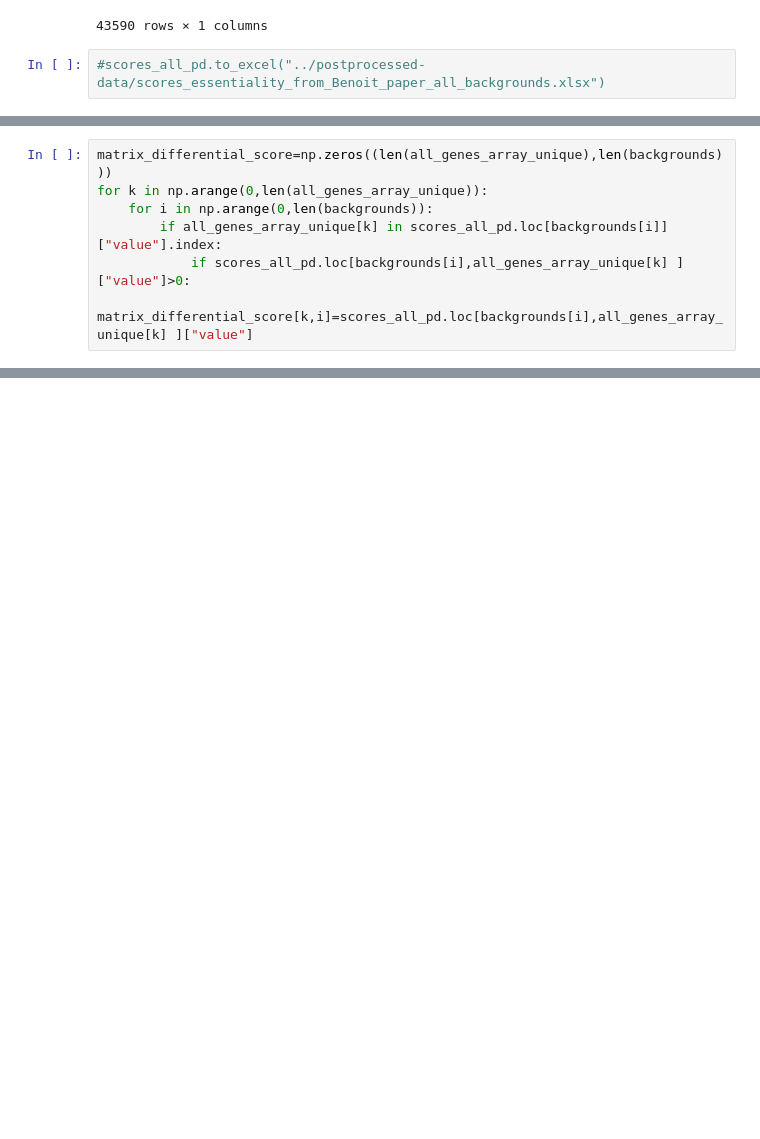
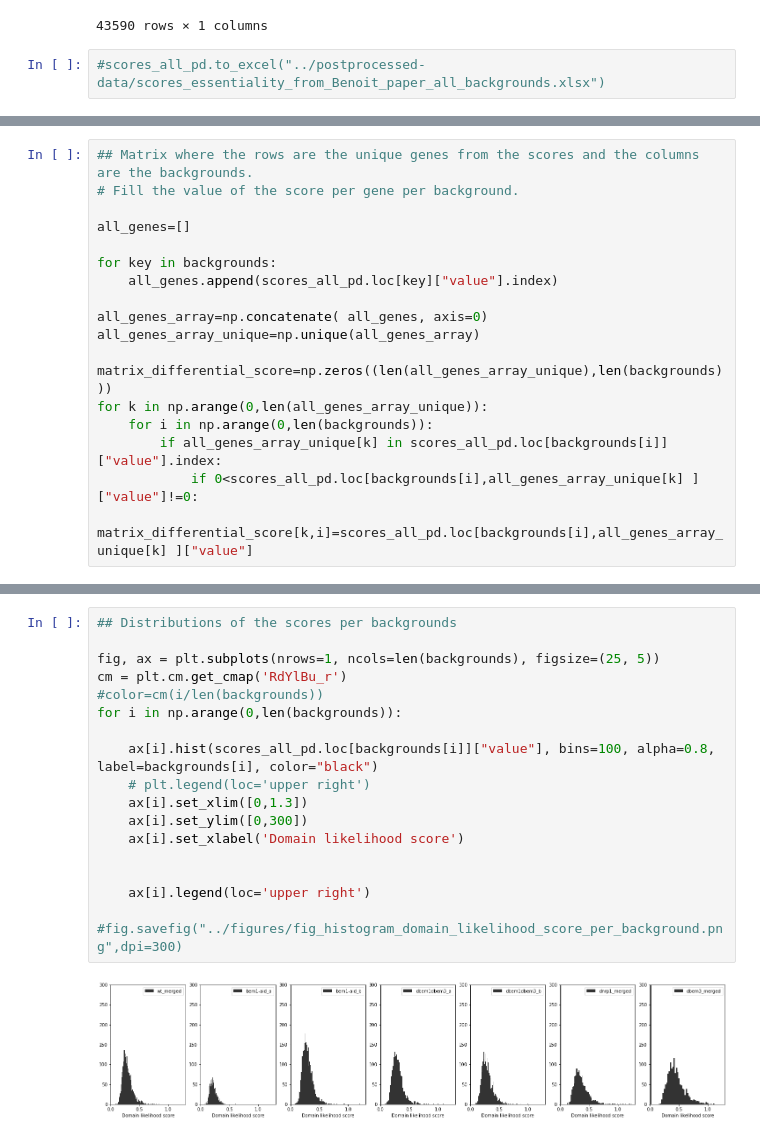
Before and after one commit to SATAY-LL/comparative-analysis-among-strains, a Jupyter notebook: src/scores_essentiality_from_Benoit_paper.ipynb, the cells around one changed output, grey strips where cells are left out. Cells and saved outputs as stored; diff of their text form; blank space fills up the shorter version.

```diff
--- a/src/scores_essentiality_from_Benoit_paper.ipynb
+++ b/src/scores_essentiality_from_Benoit_paper.ipynb
@@ -244,7 +110,0 @@ all_genes_array_unique=np.unique(all_genes_array)
-# %%
-matrix_differential_score=np.zeros((len(all_genes_array_unique),len(backgrounds)))
-for k in np.arange(0,len(all_genes_array_unique)):
-    for i in np.arange(0,len(backgrounds)):
-        if all_genes_array_unique[k] in scores_all_pd.loc[backgrounds[i]]["value"].index:
-            if scores_all_pd.loc[backgrounds[i],all_genes_array_unique[k] ]["value"]>0:
-                matrix_differential_score[k,i]=scores_all_pd.loc[backgrounds[i],all_genes_array_unique[k] ]["value"]
@@ -320,0 +124,18 @@ yticklabels=all_genes_array_unique[n:2*n], cmap="RdGy", vmin=0, vmax=1)
+# %%
+## Matrix where the rows are the unique genes from the scores and the columns are the backgrounds.
+# Fill the value of the score per gene per background.
+
+all_genes=[]
+
+for key in backgrounds:
+    all_genes.append(scores_all_pd.loc[key]["value"].index)
+
+all_genes_array=np.concatenate( all_genes, axis=0)
+all_genes_array_unique=np.unique(all_genes_array)
+
+matrix_differential_score=np.zeros((len(all_genes_array_unique),len(backgrounds)))
+for k in np.arange(0,len(all_genes_array_unique)):
+    for i in np.arange(0,len(backgrounds)):
+        if all_genes_array_unique[k] in scores_all_pd.loc[backgrounds[i]]["value"].index:
+            if 0<scores_all_pd.loc[backgrounds[i],all_genes_array_unique[k] ]["value"]!=0:
+                matrix_differential_score[k,i]=scores_all_pd.loc[backgrounds[i],all_genes_array_unique[k] ]["value"]
@@ -320,0 +208,20 @@ yticklabels=all_genes_array_unique[n:2*n], cmap="RdGy", vmin=0, vmax=1)
+# %%
+## Distributions of the scores per backgrounds
+
+fig, ax = plt.subplots(nrows=1, ncols=len(backgrounds), figsize=(25, 5))
+cm = plt.cm.get_cmap('RdYlBu_r')
+#color=cm(i/len(backgrounds))
+for i in np.arange(0,len(backgrounds)):
+
+    ax[i].hist(scores_all_pd.loc[backgrounds[i]]["value"], bins=100, alpha=0.8, label=backgrounds[i], color="black")
+    # plt.legend(loc='upper right')
+    ax[i].set_xlim([0,1.3])
+    ax[i].set_ylim([0,300])
+    ax[i].set_xlabel('Domain likelihood score')
+
+
+    ax[i].legend(loc='upper right')
+
+#fig.savefig("../figures/fig_histogram_domain_likelihood_score_per_background.png",dpi=300)
+# %% [output]
+[figure, added]
```
Also changed, not shown: parts of 37 cells of this notebook, 6 other files.
